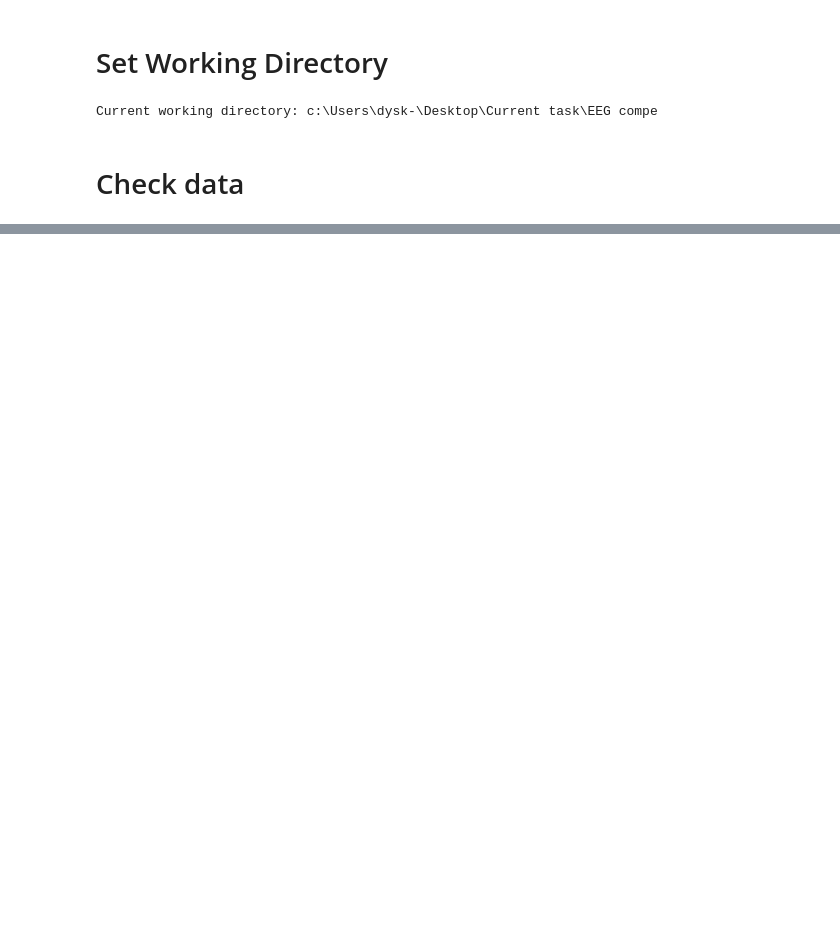
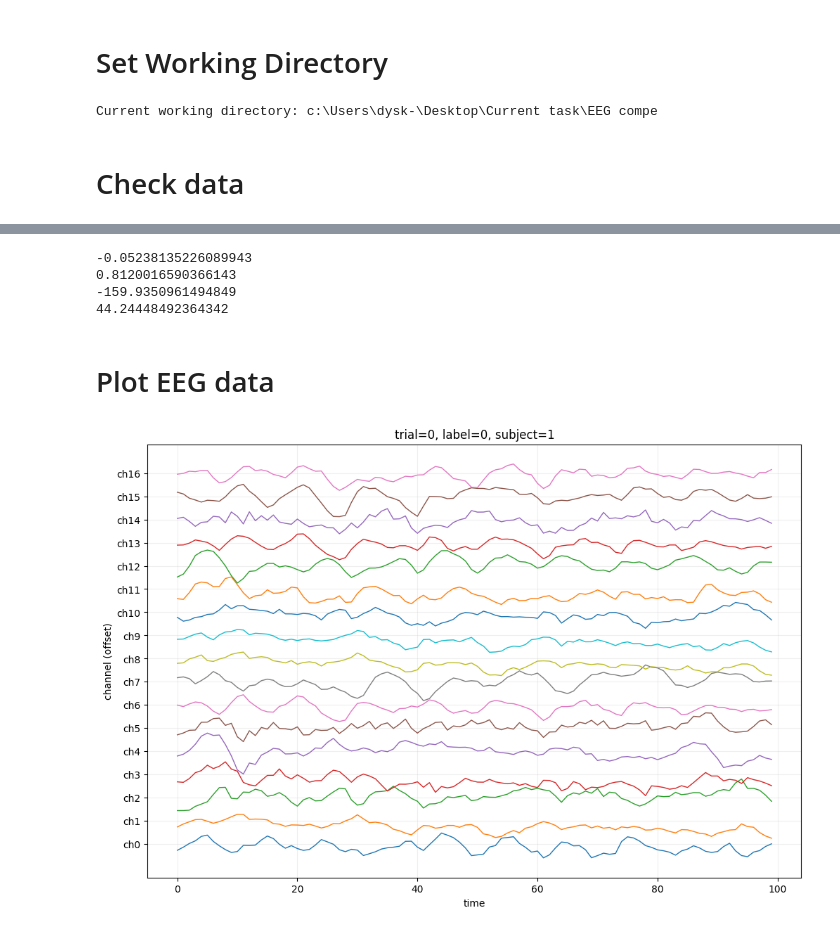
Before and after one commit to Adruzes/eeg-competition, a Jupyter notebook: notebooks/sandbox.ipynb, the cells around one changed output, grey strips where cells are left out. Cells and saved outputs as stored; diff of their text form; code cells hidden in the pictures; blank space fills up the shorter version.

Commit message:
Added config data and loading system

```diff
--- a/notebooks/sandbox.ipynb
+++ b/notebooks/sandbox.ipynb
@@ -33,0 +53,43 @@ FileNotFoundError: [Errno 2] No such file or directory: 'c:/train/eeg.npy'
+# %%
+print(X.mean())
+print(X.std())
+
+print(X.min())
+print(X.max())
+# %% [output]
+-0.05238135226089943
+0.8120016590366143
+-159.9350961494849
+44.24448492364342
+# %% [markdown]
+# Plot EEG data
+# %%
+import numpy as np
+import matplotlib.pyplot as plt
+import os
+
+data_dir = os.path.join(work_dir, "data/train")
+
+X = np.load(os.path.join(data_dir, "eeg.npy"))
+y = np.load(os.path.join(data_dir, "labels.npy"))
+subj = np.load(os.path.join(data_dir, "subject_idxs.npy"))
+
+def plot_eeg_trial(i, scale=3.0):
+    x = X[i]  # (17, 100)
+    label = y[i]
+    s = subj[i]
+
+    plt.figure(figsize=(12, 8))
+    for ch in range(x.shape[0]):
+        plt.plot(x[ch] + ch * scale, linewidth=1)
+
+    plt.title(f"trial={i}, label={label}, subject={s}")
+    plt.xlabel("time")
+    plt.ylabel("channel (offset)")
+    plt.yticks(np.arange(x.shape[0]) * scale, [f"ch{c}" for c in range(x.shape[0])])
+    plt.grid(alpha=0.2)
+    plt.show()
+
+plot_eeg_trial(0)
+# %% [output]
+[figure, added]
```
Also changed, not shown: parts of 2 cells of this notebook, 8 other files.
